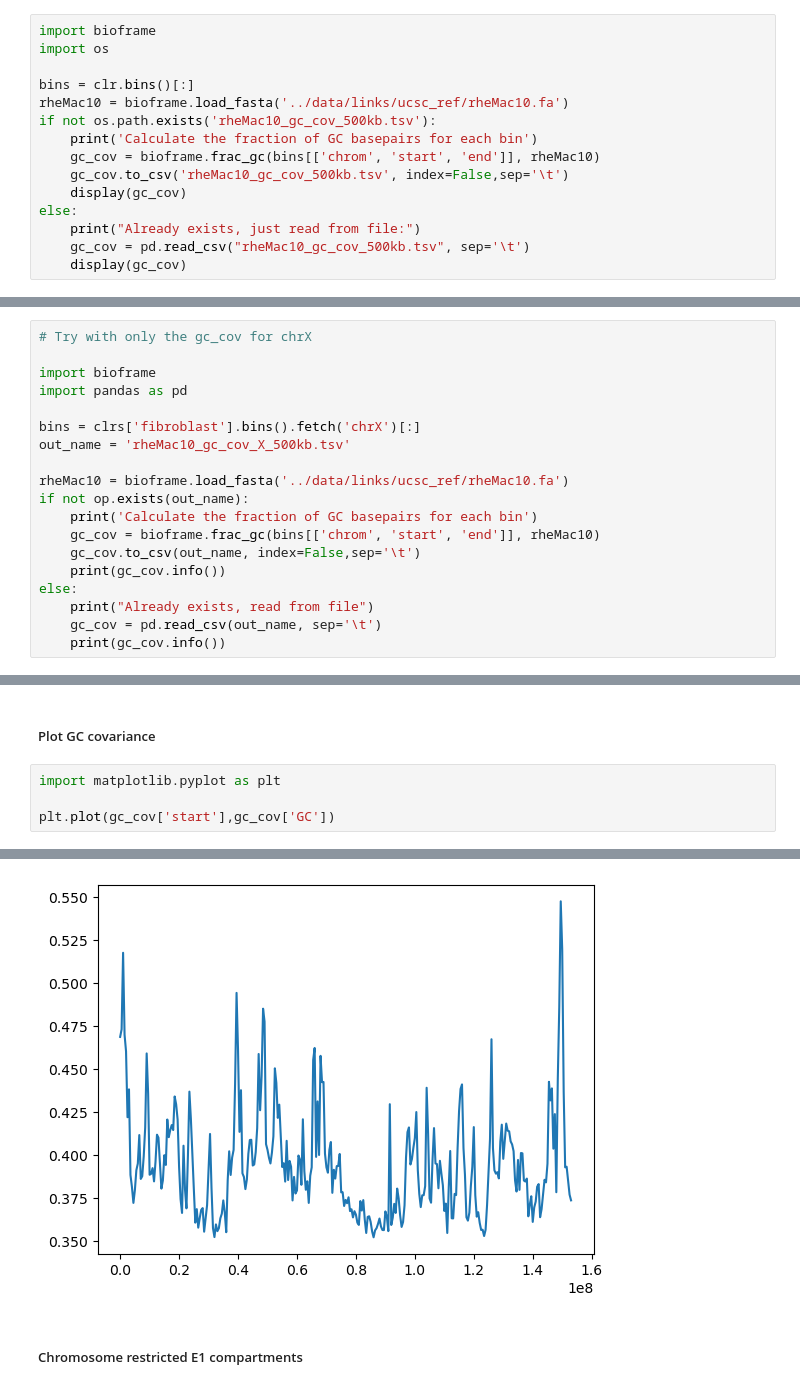
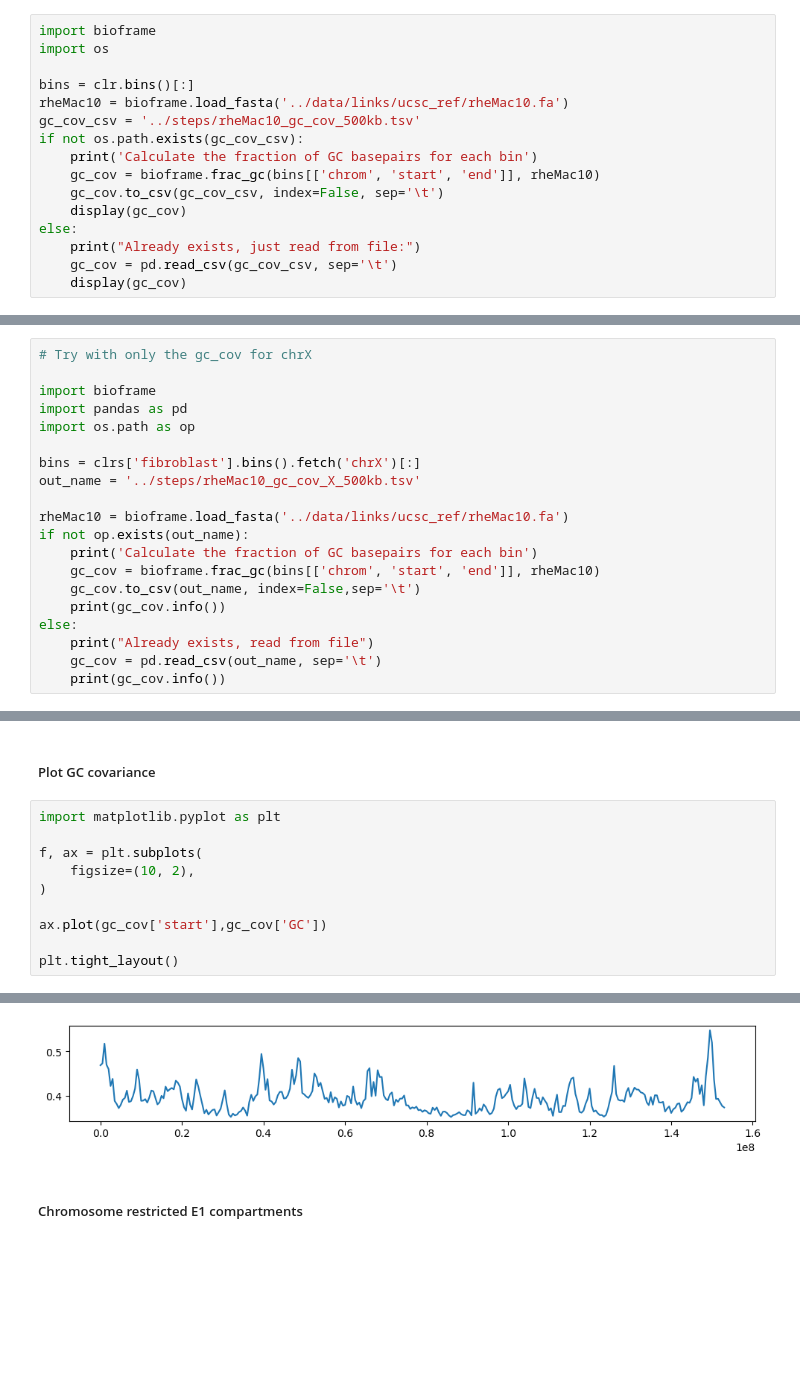
Before and after one commit to munch-group/hic-spermatogenesis, a Jupyter notebook: notebooks/03_compartments.ipynb, the cells around one changed output, grey strips where cells are left out. Cells and saved outputs as stored; diff of their text form; blank space fills up the shorter version.

```diff
--- a/notebooks/03_compartments.ipynb
+++ b/notebooks/03_compartments.ipynb
@@ -338,14 +338,15 @@ import os
 
 bins = clr.bins()[:]
 rheMac10 = bioframe.load_fasta('../data/links/ucsc_ref/rheMac10.fa')
-if not os.path.exists('rheMac10_gc_cov_500kb.tsv'):
+gc_cov_csv = '../steps/rheMac10_gc_cov_500kb.tsv'
+if not os.path.exists(gc_cov_csv):
     print('Calculate the fraction of GC basepairs for each bin')
     gc_cov = bioframe.frac_gc(bins[['chrom', 'start', 'end']], rheMac10)
-    gc_cov.to_csv('rheMac10_gc_cov_500kb.tsv', index=False,sep='\t')
+    gc_cov.to_csv(gc_cov_csv, index=False, sep='\t')
     display(gc_cov)
 else:
     print("Already exists, just read from file:")
-    gc_cov = pd.read_csv("rheMac10_gc_cov_500kb.tsv", sep='\t')
+    gc_cov = pd.read_csv(gc_cov_csv, sep='\t')
     display(gc_cov)
 # %% [output]
 Already exists, just read from file:
@@ -609,9 +613,10 @@ Do this with any of the clrs - it just needs the bins positions.
 
 import bioframe
 import pandas as pd
+import os.path as op
 
 bins = clrs['fibroblast'].bins().fetch('chrX')[:]
-out_name = 'rheMac10_gc_cov_X_500kb.tsv'
+out_name = '../steps/rheMac10_gc_cov_X_500kb.tsv'
 
 rheMac10 = bioframe.load_fasta('../data/links/ucsc_ref/rheMac10.fa')
 if not op.exists(out_name):
@@ -646,5 +651,11 @@ Loop: view_df, cis_eigs, e1_values
 # %%
 import matplotlib.pyplot as plt
 
-plt.plot(gc_cov['start'],gc_cov['GC'])
+f, ax = plt.subplots(
+    figsize=(10, 2),
+)
+
+ax.plot(gc_cov['start'],gc_cov['GC'])
+
+plt.tight_layout()
 # %% [output]
@@ -652,4 +662,4 @@ plt.plot(gc_cov['start'],gc_cov['GC'])
-[figure, old version]
+[figure, new version]
 # %% [markdown]
 ##### Chromosome restricted E1 compartments
 # %%
```
Also changed, not shown: parts of 38 cells of this notebook, 1 other file.
